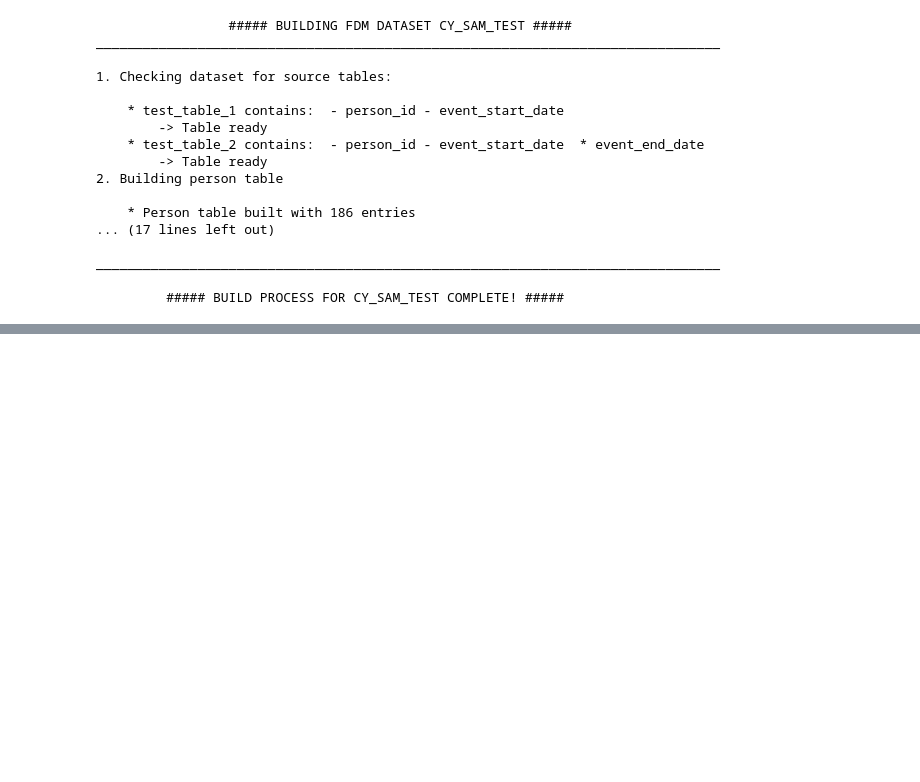
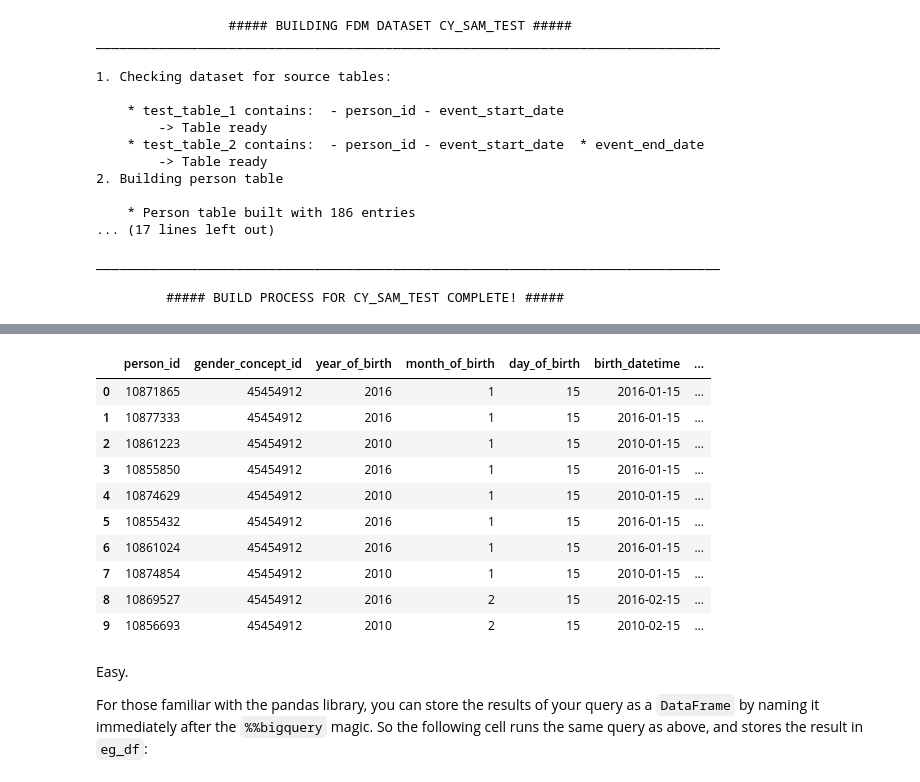
Before and after one commit to ConnectedBradford/FDM_Builder_Original, a Jupyter notebook: fdm_builder_tutorial.ipynb, the cells around one changed output, grey strips where cells are left out. Saved outputs shown, nothing was run; the diff lists cells and outputs as text; code cells hidden in the pictures; blank space fills up the shorter version.

```diff
--- a/fdm_builder_tutorial.ipynb
+++ b/fdm_builder_tutorial.ipynb
@@ -182,0 +209,21 @@ ________________________________________________________________________________
+# %%
+%%bigquery
+SELECT *
+FROM `CY_FDM_MASTER.person`
+LIMIT 10
+# %% [output]
+|  | person_id | gender_concept_id | year_of_birth | month_of_birth | day_of_birth | birth_datetime | ... |
+| 0 | 10871865 | 45454912 | 2016 | 1 | 15 | 2016-01-15 | ... |
+| 1 | 10877333 | 45454912 | 2016 | 1 | 15 | 2016-01-15 | ... |
+| 2 | 10861223 | 45454912 | 2010 | 1 | 15 | 2010-01-15 | ... |
+| 3 | 10855850 | 45454912 | 2016 | 1 | 15 | 2016-01-15 | ... |
+| 4 | 10874629 | 45454912 | 2010 | 1 | 15 | 2010-01-15 | ... |
+| 5 | 10855432 | 45454912 | 2016 | 1 | 15 | 2016-01-15 | ... |
+| 6 | 10861024 | 45454912 | 2016 | 1 | 15 | 2016-01-15 | ... |
+| 7 | 10874854 | 45454912 | 2010 | 1 | 15 | 2010-01-15 | ... |
+| 8 | 10869527 | 45454912 | 2016 | 2 | 15 | 2016-02-15 | ... |
+| 9 | 10856693 | 45454912 | 2010 | 2 | 15 | 2010-02-15 | ... |
+# %% [markdown]
+Easy.
+
+For those familiar with the pandas library, you can store the results of your query as a `DataFrame` by naming it immediately after the `%%bigquery` magic. So the following cell runs the same query as above, and stores the result in `eg_df`:
```
Also changed, not shown: parts of 23 cells of this notebook, 1 other file.
